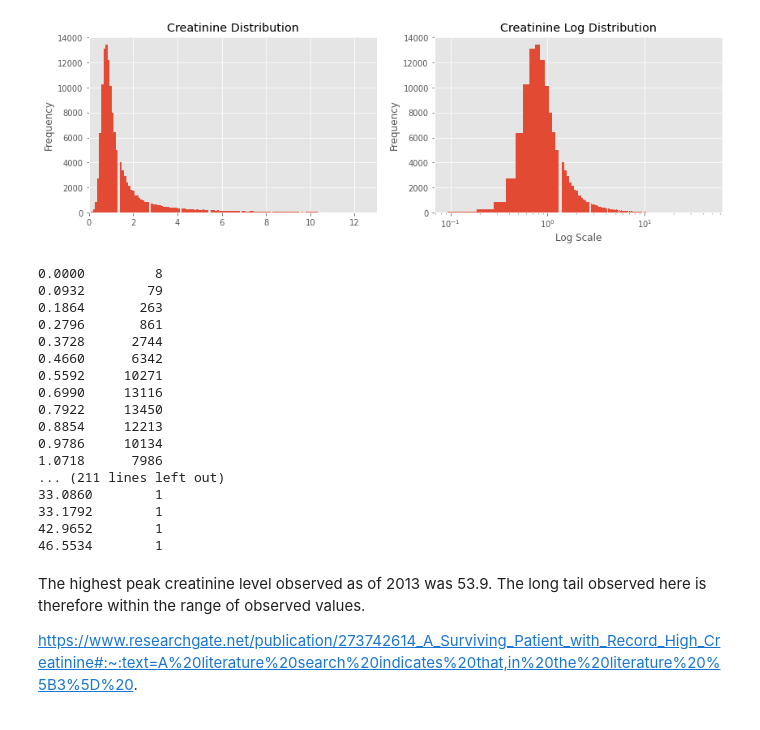
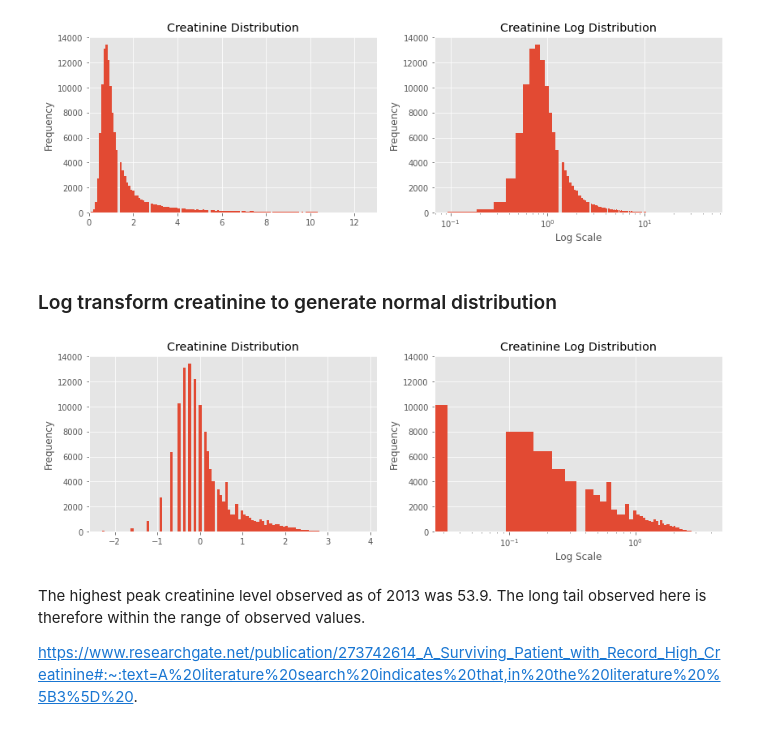
Before and after one commit to RJBeetel3/icu-data-exploration, a Jupyter notebook: icu_mortality_prediction/icu_mortality_prediction/notebooks/LABEVENTS_FIRST24.ipynb, the cells around one changed output. Cells and saved outputs as stored; diff of their text form; code cells hidden in the pictures.

Commit message:
adds functions to removes zero and negative values and log transform data

```diff
--- a/icu_mortality_prediction/icu_mortality_prediction/notebooks/LABEVENTS_FIRST24.ipynb
+++ b/icu_mortality_prediction/icu_mortality_prediction/notebooks/LABEVENTS_FIRST24.ipynb
@@ -245,6 +245,17 @@ def generate_histogram_frequency_counts(lab_values_series, bins=1000):
                                                     histogram_frequency_counts_series>0
     ]
     return non_zero_histogram_frequency_counts_series
+# %%
+def log_transform_lab_values(lab_data_df, lab_measurement):
+    lab_measurement_mask = lab_data_df['label']==lab_measurement
+    lab_data_df.loc[lab_measurement_mask,'valuenum'] = np.log(lab_data_df.loc[lab_measurement_mask,'valuenum'])
+    return lab_data_df
+# %%
+def remove_zero_and_negative_lab_values(lab_data_df, lab_measurement):
+    lab_measurement_zero_mask = (lab_data_df['label']==lab_measurement)&(
+                                lab_data_df['valuenum']<=0)
+    lab_data_df.loc[lab_measurement_zero_mask, 'valuenum']=np.nan
+    return lab_data_df
 # %% [markdown]
 # pH
 # %%
@@ -449,29 +335,25 @@ visualize_lab_value_distribution(creatinine_values_series)
 visualize_lab_value_distribution(creatinine_values_series, [0,13])
 # %% [output]
 [figure]
+# %% [markdown]
+### Log transform creatinine to generate normal distribution
+# %%
+# remove zero and negative lab values
+lab_events_data_df = remove_zero_and_negative_lab_values(lab_events_data_df, 'Creatinine')
+
+lab_events_data_df = log_transform_lab_values(lab_events_data_df, 'Creatinine')
+# %%
+# Visualize raw values on normal and log scale
+creatinine_values_series = generate_lab_value_series(lab_events_data_df, 'Creatinine')
+
+visualize_lab_value_distribution(creatinine_values_series, bins=100)
+# %% [output]
+[figure, added]
 # %%
 creatinine_frequency_counts_series = generate_histogram_frequency_counts(creatinine_values_series, bins=1000)
 
 # View frequency counts to see if the long tails are outliers or just very high numbers
-print(creatinine_frequency_counts_series.to_string())
+#print(creatinine_frequency_counts_series.to_string())
-# %% [output]
-0.0000         8
-0.0932        79
-0.1864       263
-0.2796       861
-0.3728      2744
-0.4660      6342
-0.5592     10271
-0.6990     13116
-0.7922     13450
-0.8854     12213
-0.9786     10134
-1.0718      7986
-... (211 lines left out)
-33.0860        1
-33.1792        1
-42.9652        1
-46.5534        1
 # %% [markdown]
 The highest peak creatinine level observed as of 2013 was 53.9. The long tail observed here is therefore
 within the range of observed values.
```
Also changed, not shown: parts of 36 cells of this notebook.
